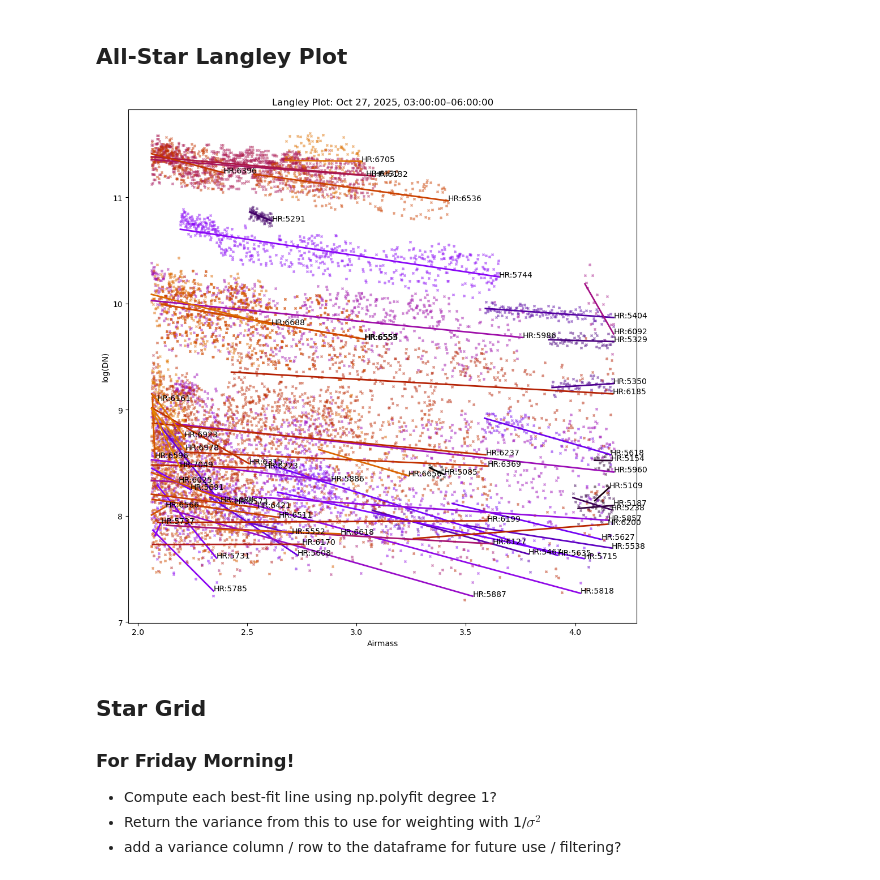
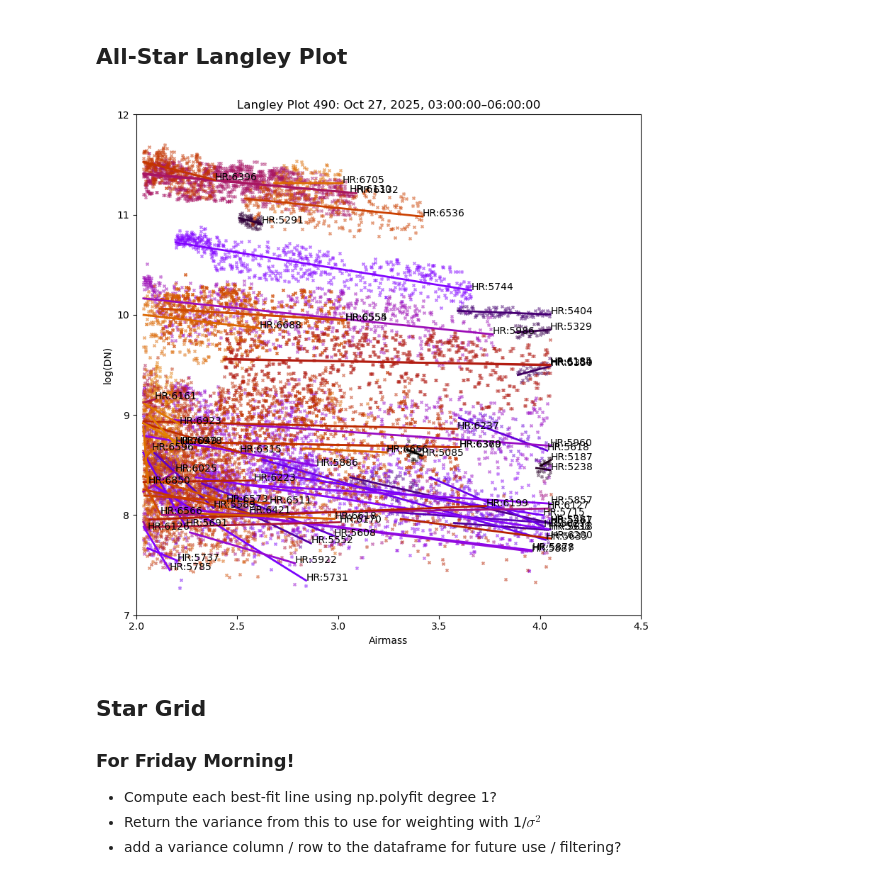
Before and after one commit to jtobs1/angstrom_plots, a Jupyter notebook: langley_new.ipynb, the cells around one changed output. Cells and saved outputs as stored; diff of their text form; code cells hidden in the pictures.

```diff
--- a/langley_new.ipynb
+++ b/langley_new.ipynb
@@ -24,8 +25,23 @@ fb450 = "/Users/jacksontobin/Local_Documents/NightTime_Research/ANGSTROM/Star_Ph
 Read the Matlab data
 # %%
 loc = 'all_res'
-b450 = sp.loadmat(fb490)[loc][0,:]
-b450 = pd.DataFrame(b450)
+band = input("band: ")
+if band == '450':
+    b450 = sp.loadmat(fb450)[loc][0,:]
+    b450 = pd.DataFrame(b450)
+elif band == '470':
+    b450 = sp.loadmat(fb470)[loc][0,:]
+    b450 = pd.DataFrame(b450)
+elif band == '490':
+    b450 = sp.loadmat(fb490)[loc][0,:]
+    b450 = pd.DataFrame(b450)
+elif band == '520':
+    b450 = sp.loadmat(fb520)[loc][0,:]
+    b450 = pd.DataFrame(b450)
+else:
+    print("Invalid band")
+    sys.exit()
+
 
 # Create array to map data onto
 nframes = 90 # hardcoded from 05:00:00 to 05:15:00 Local Time(?)
@@ -33,7 +49,7 @@ frames = np.arange(1,nframes+1)
 # %% [markdown]
 ## All-Star Langley Plot
 # %%
-fig, ax = plt.subplots(nrows=1,ncols=1,figsize=(10,10))
+fig, ax = plt.subplots(nrows=1,ncols=1,figsize=(8,8))
 
 star_ids = b450['hr']
 colors = cm.gnuplot(np.linspace(0,0.8,len(b450)))
@@ -60,37 +76,38 @@ for (star_id, group), color in zip(b450.groupby('hr'), colors):
         c=color,
         s=7.5,
         marker='x',
         alpha=0.5,
         # edgecolors='black',
         # linewidths=0.1
     )
 
     # plot star_i slope and intercept
     ax.plot(x, m*x+b,
         c=color,
         linestyle='-',
         linewidth='2',
     )
 
     # Label each star on the plot
     ax.annotate(
         text=f'HR:{star_id}',
         xy=(x[len(x)-1],m*x[len(x)-1]+b),
         # xy=(x[0],m*x[0]+b),
     )
 
 
 ax.set_xlabel(fr'Airmass')
 ax.set_ylabel(fr'log(DN)')
-ax.set_title(fr'Langley Plot: Oct 27, 2025, 03:00:00–06:00:00')
+ax.set_title(fr'Langley Plot {band}: Oct 27, 2025, 03:00:00–06:00:00')
+ax.set_xlim(2., 4.5)
+ax.set_ylim(7, 12)
 # ax.legend(loc='center left', bbox_to_anchor=(1, 0.5), fontsize='5')
 # ax.grid()
 plt.tight_layout()
-# plt.savefig('./langley_all_0300000_060000.png',format='png', dpi=300)
-plt.show()
+plt.savefig(f'./b{band}_langley_all_0300000_060000.png',format='png', dpi=300)
 plt.close()
 # %% [output]
-[figure, old version]
+[figure, new version]
 # %% [markdown]
 ## Star Grid
 ### For Friday Morning!
```
Also changed, not shown: parts of 8 cells of this notebook, 30 other files.
